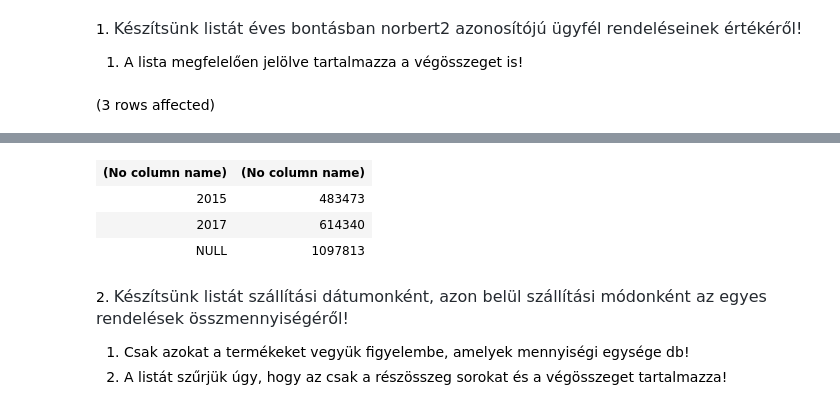
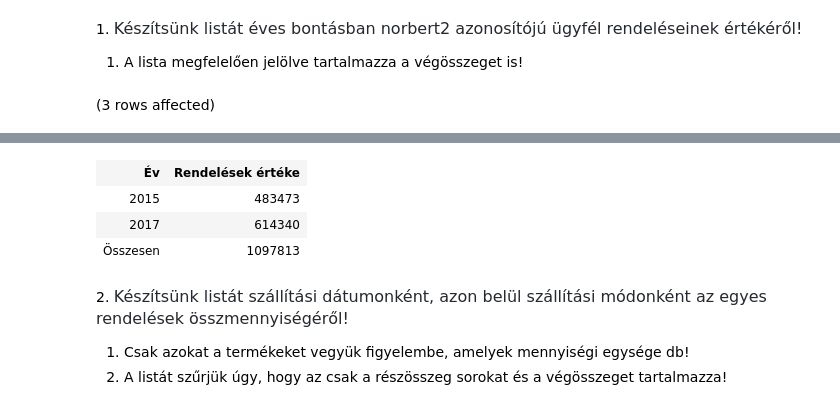
Before and after one commit to hodver/sql_adatbazisok, a Jupyter notebook: gyakorlat05_feladatok.ipynb, the cells around one changed output, grey strips where cells are left out. Cells and saved outputs as stored; diff of their text form; code cells hidden in the pictures.

```diff
--- a/gyakorlat05_feladatok.ipynb
+++ b/gyakorlat05_feladatok.ipynb
@@ -3,10 +3,10 @@
 
 1. A lista megfelelően jelölve tartalmazza a végösszeget is!
 # %%
-SELECT YEAR(r.REND_DATUM),
-        SUM(rt.MENNYISEG*rt.EGYSEGAR)
+SELECT IIF(YEAR(r.REND_DATUM) IS NULL, 'Összesen', CAST(YEAR(r.REND_DATUM) AS nvarchar(4))) AS 'Év',
+        SUM(rt.MENNYISEG*rt.EGYSEGAR) AS 'Rendelések értéke'
 FROM Rendeles r JOIN Rendeles_tetel rt ON r.SORSZAM = rt.SORSZAM
-WHERE [LOGIN] = 'norbert2'
+WHERE r.[LOGIN] = 'norbert2'
 GROUP BY ROLLUP (YEAR(r.REND_DATUM))
 # %% [output]
 (3 rows affected)
@@ -14,7 +14,7 @@ Total execution time: 00:00:00.020
-| (No column name) | (No column name) |
+| Év | Rendelések értéke |
 | 2015 | 483473 |
 | 2017 | 614340 |
-| NULL | 1097813 |
+| Összesen | 1097813 |
 # %% [markdown]
 2. <span style="color: rgb(36, 41, 47); font-family: -apple-system, BlinkMacSystemFont, &quot;Segoe UI&quot;, Helvetica, Arial, sans-serif, &quot;Apple Color Emoji&quot;, &quot;Segoe UI Emoji&quot;; font-size: 16px;">Készítsünk listát szállítási dátumonként, azon belül szállítási módonként az egyes rendelések összmennyiségéről!</span>
 
```
Also changed, not shown: parts of 3 cells of this notebook.
